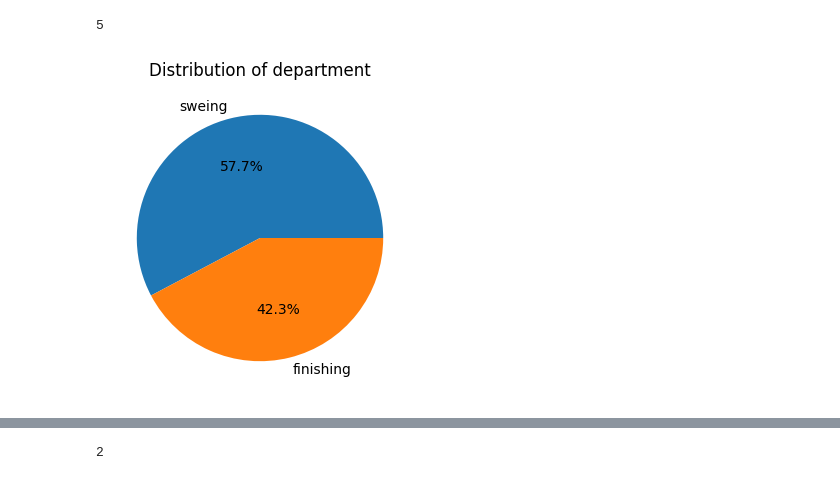
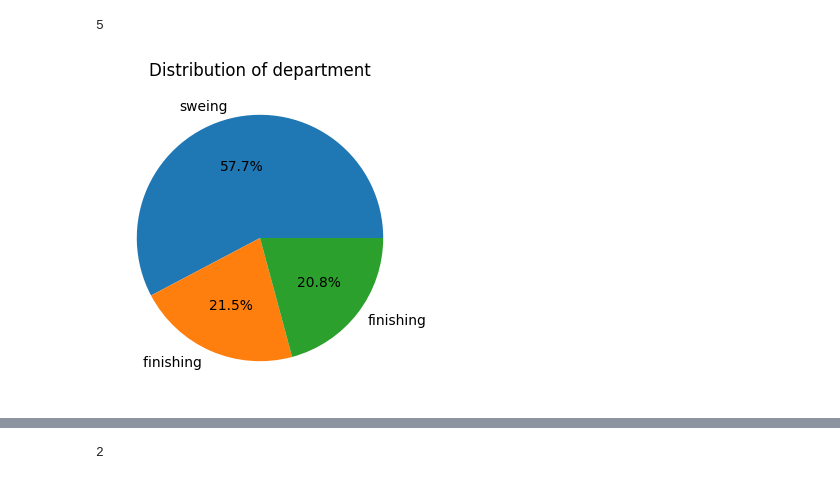
Before and after one commit to vcalderonmol/Proyecto1-Analitica, a Jupyter notebook: Tarea 3.ipynb, the cells around one changed output, grey strips where cells are left out. Saved outputs shown, nothing was run; the diff lists cells and outputs as text; code cells hidden in the pictures.

```diff
--- a/Tarea 3.ipynb
+++ b/Tarea 3.ipynb
@@ -637,13 +637,13 @@ unique_categories.shape[0]
 # %% [output]
 5
 # %%
-data_df['department'] = data_df['department'].str.strip()
+#data_df['department'] = data_df['department'].str.strip()
 data_df['department'].value_counts().plot(kind='pie', figsize=(4, 4), autopct='%1.1f%%')
 plt.title('Distribution of department')
 plt.ylabel('')
 plt.show()
 # %% [output]
-[figure, old version]
+[figure, new version]
 # %%
 # Calcula el promedio de la variable Y
 promedio_y = data_df['actual_productivity'].mean()
```
Also changed, not shown: parts of 1 cell of this notebook, 1 other file.
